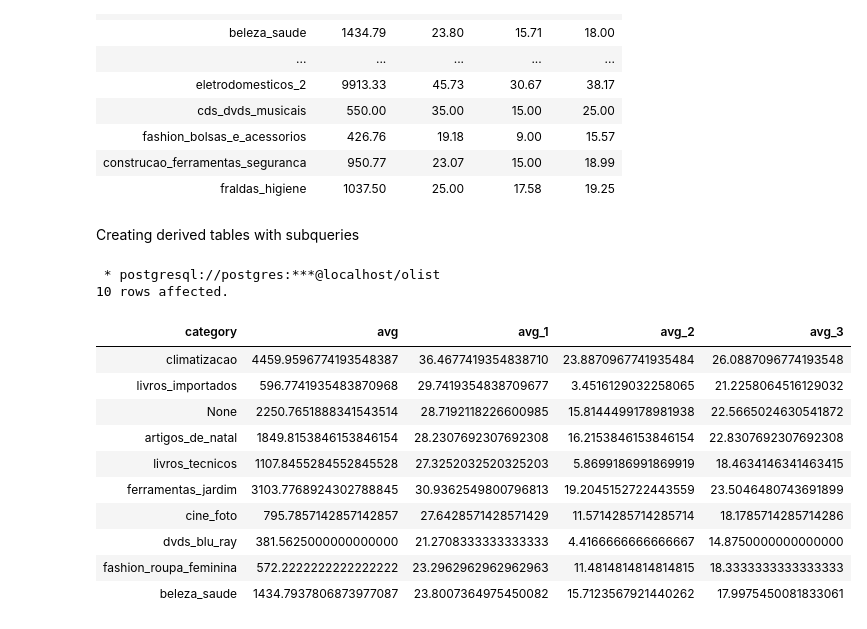
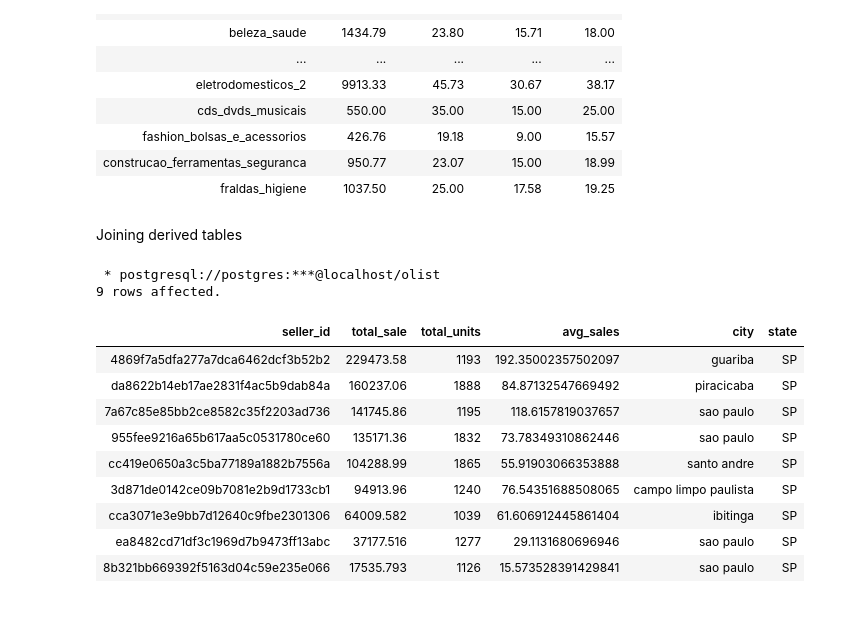
Before and after one commit to nabeel-io/olist_database_analysis, a Jupyter notebook: Untitled.ipynb, the cells around one changed output. Drawn from its saved outputs; the diff is of its cells as text; code cells hidden in the pictures.

```diff
--- a/Untitled.ipynb
+++ b/Untitled.ipynb
@@ -314,33 +314,38 @@ GROUP BY category
 | construcao_ferramentas_seguranca | 950.77 | 23.07 | 15.00 | 18.99 |
 | fraldas_higiene | 1037.50 | 25.00 | 17.58 | 19.25 |
 # %% [markdown]
-Creating derived tables with subqueries
+Joining derived tables
 # %%
 %%sql
-SELECT category,
-       avg(weight) ,
-       avg(length) ,
-       avg(height) ,
-       avg(width)
-FROM(SELECT product_category AS category,
-       product_weight_grams AS weight,
-       product_length_cm AS length,
-       product_height_cm AS height,
-       product_width_cm AS width
-       FROM products) AS dimensions
-GROUP BY category
+SELECT total_sales.seller_id,
+       total_sales.total_sale,
+       total_sales.total_units,
+       (total_sales.total_sale/total_sales.total_units) AS avg_sales,
+       sellers.city,
+       sellers.state
+FROM(SELECT seller_id ,
+  SUM(order_item_id) AS total_units,
+  SUM(price) AS total_sale
+  FROM order_items
+  GROUP BY seller_id) AS total_sales
+JOIN( SELECT seller_id,
+             seller_city AS city,
+             seller_state AS state
+      FROM sellers) AS sellers
+ON total_sales.seller_id = sellers.seller_id
+WHERE total_sales.total_units BETWEEN 1000 AND 2000
+ORDER BY total_sales.total_sale DESC
 LIMIT 10
 # %% [output]
  * postgresql://postgres:***@localhost/olist
-10 rows affected.
+9 rows affected.
-| category | avg | avg_1 | avg_2 | avg_3 |
-| climatizacao | 4459.9596774193548387 | 36.4677419354838710 | 23.8870967741935484 | 26.0887096774193548 |
-| livros_importados | 596.7741935483870968 | 29.7419354838709677 | 3.4516129032258065 | 21.2258064516129032 |
-| None | 2250.7651888341543514 | 28.7192118226600985 | 15.8144499178981938 | 22.5665024630541872 |
-| artigos_de_natal | 1849.8153846153846154 | 28.2307692307692308 | 16.2153846153846154 | 22.8307692307692308 |
-| livros_tecnicos | 1107.8455284552845528 | 27.3252032520325203 | 5.8699186991869919 | 18.4634146341463415 |
-| ferramentas_jardim | 3103.7768924302788845 | 30.9362549800796813 | 19.2045152722443559 | 23.5046480743691899 |
-| cine_foto | 795.7857142857142857 | 27.6428571428571429 | 11.5714285714285714 | 18.1785714285714286 |
-| dvds_blu_ray | 381.5625000000000000 | 21.2708333333333333 | 4.4166666666666667 | 14.8750000000000000 |
-| fashion_roupa_feminina | 572.2222222222222222 | 23.2962962962962963 | 11.4814814814814815 | 18.3333333333333333 |
-| beleza_saude | 1434.7937806873977087 | 23.8007364975450082 | 15.7123567921440262 | 17.9975450081833061 |
+| seller_id | total_sale | total_units | avg_sales | city | state |
+| 4869f7a5dfa277a7dca6462dcf3b52b2 | 229473.58 | 1193 | 192.35002357502097 | guariba | SP |
+| da8622b14eb17ae2831f4ac5b9dab84a | 160237.06 | 1888 | 84.87132547669492 | piracicaba | SP |
+| 7a67c85e85bb2ce8582c35f2203ad736 | 141745.86 | 1195 | 118.6157819037657 | sao paulo | SP |
+| 955fee9216a65b617aa5c0531780ce60 | 135171.36 | 1832 | 73.78349310862446 | sao paulo | SP |
+| cc419e0650a3c5ba77189a1882b7556a | 104288.99 | 1865 | 55.91903066353888 | santo andre | SP |
+| 3d871de0142ce09b7081e2b9d1733cb1 | 94913.96 | 1240 | 76.54351688508065 | campo limpo paulista | SP |
+| cca3071e3e9bb7d12640c9fbe2301306 | 64009.582 | 1039 | 61.606912445861404 | ibitinga | SP |
+| ea8482cd71df3c1969d7b9473ff13abc | 37177.516 | 1277 | 29.1131680696946 | sao paulo | SP |
+| 8b321bb669392f5163d04c59e235e066 | 17535.793 | 1126 | 15.573528391429841 | sao paulo | SP |
```
Also changed, not shown: parts of 5 cells of this notebook.
